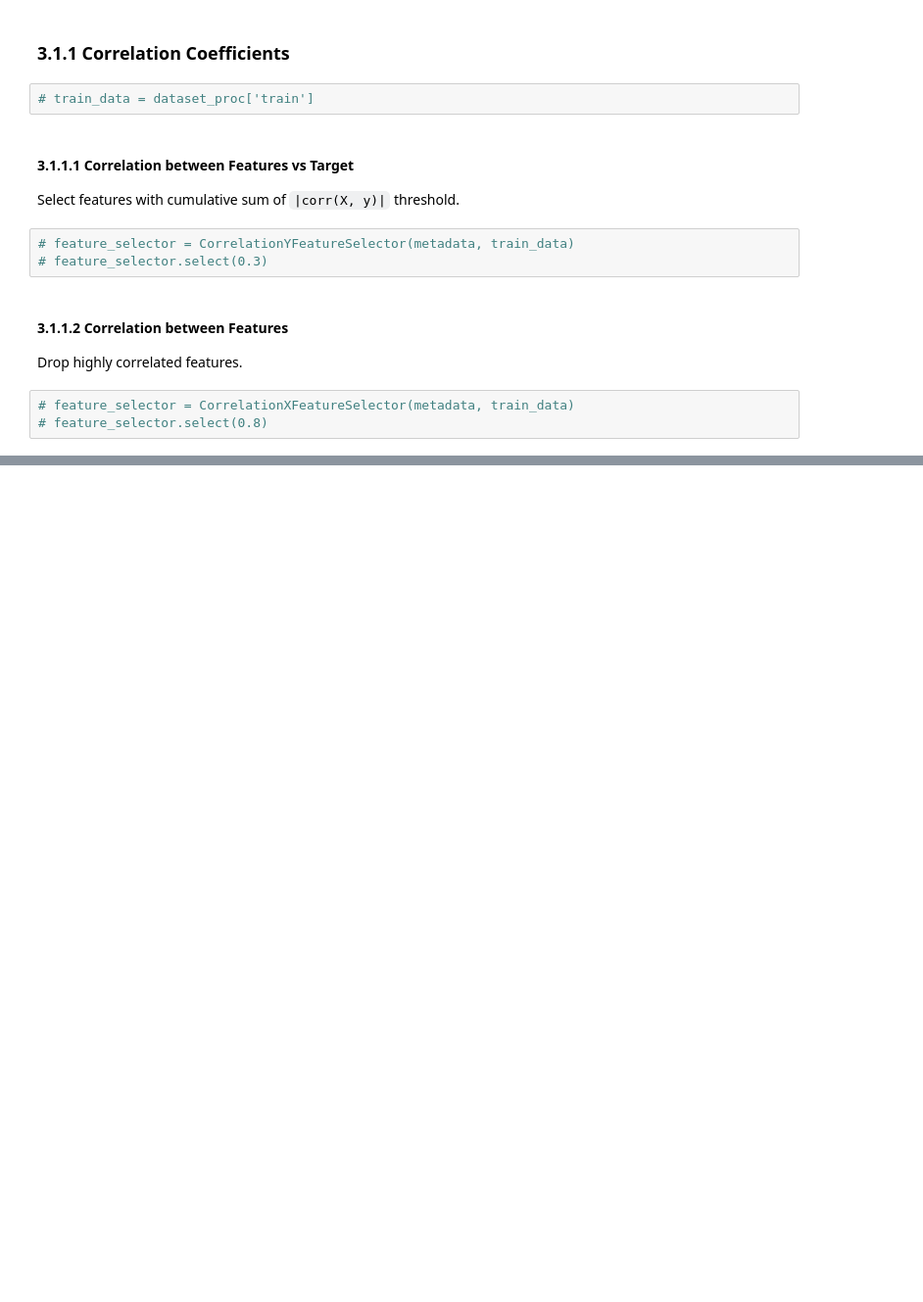
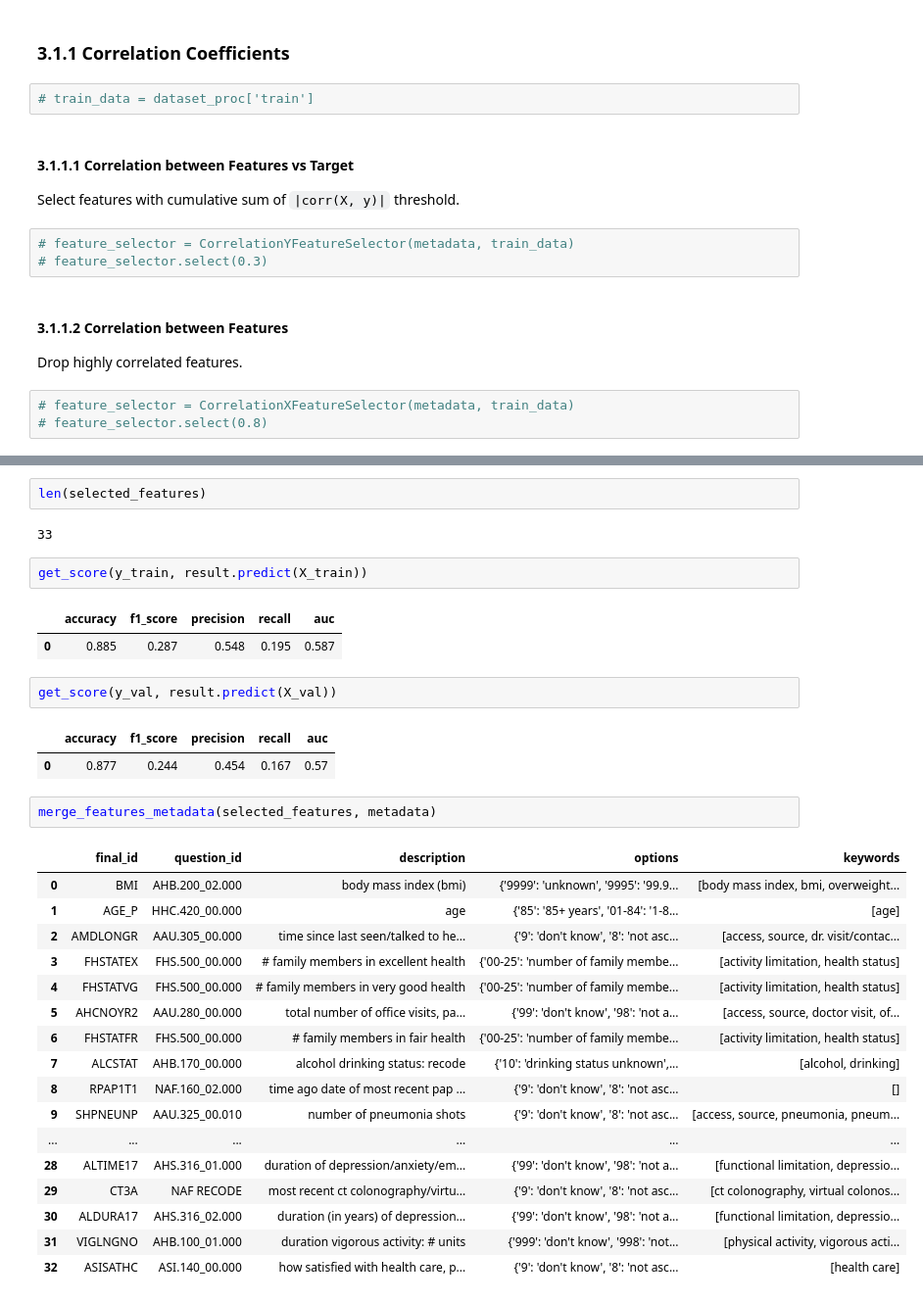
Before and after one commit to alchemine/diabetes-prediction, a Jupyter notebook: diabetes_prediction/main.ipynb, the cells around one changed output, grey strips where cells are left out. Shown at 98% size. Drawn from its saved outputs; the diff is of its cells as text; blank space fills up the shorter version.

```diff
--- a/diabetes_prediction/main.ipynb
+++ b/diabetes_prediction/main.ipynb
@@ -135,0 +136,34 @@ rst, summary = experiment(metadata, dataset_proc, base_estimator, corr_x_feature
+# %%
+len(selected_features)
+# %% [output]
+33
+# %%
+get_score(y_train, result.predict(X_train))
+# %% [output]
+|  | accuracy | f1_score | precision | recall | auc |
+| 0 | 0.885 | 0.287 | 0.548 | 0.195 | 0.587 |
+# %%
+get_score(y_val, result.predict(X_val))
+# %% [output]
+|  | accuracy | f1_score | precision | recall | auc |
+| 0 | 0.877 | 0.244 | 0.454 | 0.167 | 0.57 |
+# %%
+merge_features_metadata(selected_features, metadata)
+# %% [output]
+|  | final_id | question_id | description | options | keywords |
+| 0 | BMI | AHB.200_02.000 | body mass index (bmi) | {'9999': 'unknown', '9995': '99.9... | [body mass index, bmi, overweight... |
+| 1 | AGE_P | HHC.420_00.000 | age | {'85': '85+ years', '01-84': '1-8... | [age] |
+| 2 | AMDLONGR | AAU.305_00.000 | time since last seen/talked to he... | {'9': 'don't know', '8': 'not asc... | [access, source, dr. visit/contac... |
+| 3 | FHSTATEX | FHS.500_00.000 | # family members in excellent health | {'00-25': 'number of family membe... | [activity limitation, health status] |
+| 4 | FHSTATVG | FHS.500_00.000 | # family members in very good health | {'00-25': 'number of family membe... | [activity limitation, health status] |
+| 5 | AHCNOYR2 | AAU.280_00.000 | total number of office visits, pa... | {'99': 'don't know', '98': 'not a... | [access, source, doctor visit, of... |
+| 6 | FHSTATFR | FHS.500_00.000 | # family members in fair health | {'00-25': 'number of family membe... | [activity limitation, health status] |
+| 7 | ALCSTAT | AHB.170_00.000 | alcohol drinking status: recode | {'10': 'drinking status unknown',... | [alcohol, drinking] |
+| 8 | RPAP1T1 | NAF.160_02.000 | time ago date of most recent pap ... | {'9': 'don't know', '8': 'not asc... | [] |
+| 9 | SHPNEUNP | AAU.325_00.010 | number of pneumonia shots | {'9': 'don't know', '8': 'not asc... | [access, source, pneumonia, pneum... |
+| ... | ... | ... | ... | ... | ... |
+| 28 | ALTIME17 | AHS.316_01.000 | duration of depression/anxiety/em... | {'99': 'don't know', '98': 'not a... | [functional limitation, depressio... |
+| 29 | CT3A | NAF RECODE | most recent ct colonography/virtu... | {'9': 'don't know', '8': 'not asc... | [ct colonography, virtual colonos... |
+| 30 | ALDURA17 | AHS.316_02.000 | duration (in years) of depression... | {'99': 'don't know', '98': 'not a... | [functional limitation, depressio... |
+| 31 | VIGLNGNO | AHB.100_01.000 | duration vigorous activity: # units | {'999': 'don't know', '998': 'not... | [physical activity, vigorous acti... |
+| 32 | ASISATHC | ASI.140_00.000 | how satisfied with health care, p... | {'9': 'don't know', '8': 'not asc... | [health care] |
```
Also changed, not shown: parts of 40 cells of this notebook, 8 other files.
